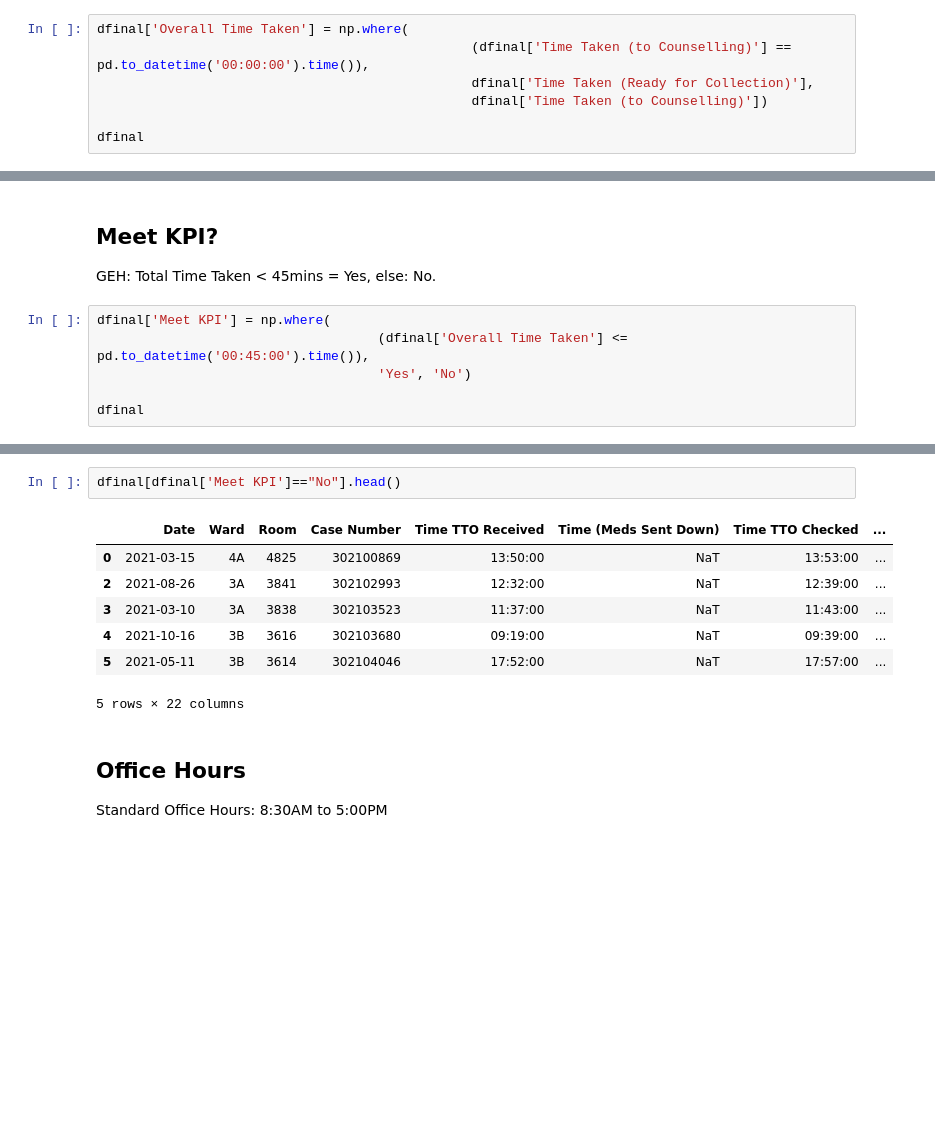
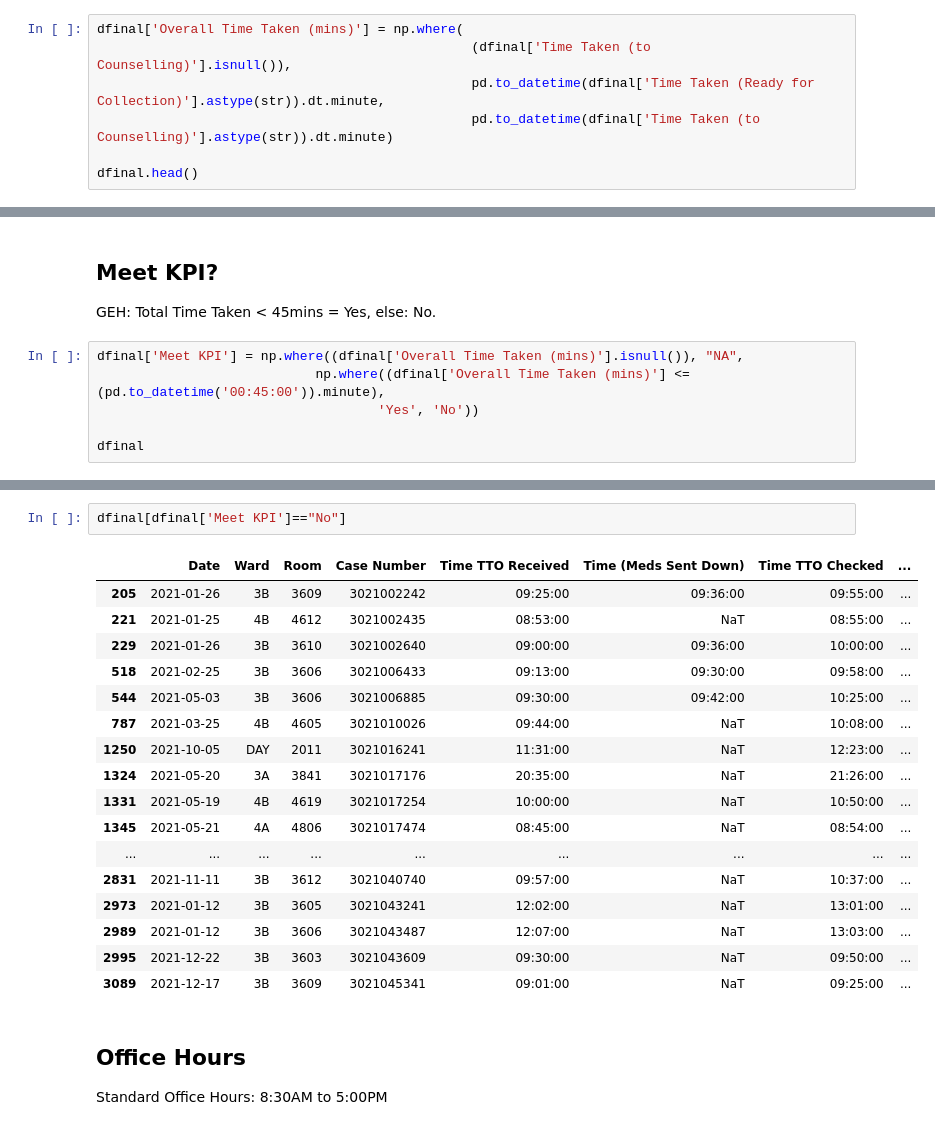
Before and after one commit to RoystonCXW/IS447---Smart-Healthcare, a Jupyter notebook: IS447/System/Data/Pharmacy Dept/Data Cleaning/PEH_Cleaning.ipynb, the cells around one changed output, grey strips where cells are left out. Saved outputs shown, nothing was run; the diff lists cells and outputs as text; blank space fills up the shorter version.

```diff
--- a/IS447/System/Data/Pharmacy Dept/Data Cleaning/PEH_Cleaning.ipynb
+++ b/IS447/System/Data/Pharmacy Dept/Data Cleaning/PEH_Cleaning.ipynb
@@ -471,12 +470,12 @@ See the caveats in the documentation: https://pandas.pydata.org/pandas-docs/stab
 # %% [markdown]
 ## Overall Time Taken
 # %%
-dfinal['Overall Time Taken'] = np.where(
-                                                (dfinal['Time Taken (to Counselling)'] == pd.to_datetime('00:00:00').time()),
-                                                dfinal['Time Taken (Ready for Collection)'],
-                                                dfinal['Time Taken (to Counselling)'])
+dfinal['Overall Time Taken (mins)'] = np.where(
+                                                (dfinal['Time Taken (to Counselling)'].isnull()),
+                                                pd.to_datetime(dfinal['Time Taken (Ready for Collection)'].astype(str)).dt.minute,
+                                                pd.to_datetime(dfinal['Time Taken (to Counselling)'].astype(str)).dt.minute)
 
-dfinal
+dfinal.head()
 # %% [output]
 A value is trying to be set on a copy of a slice from a DataFrame.
 Try using .loc[row_indexer,col_indexer] = value instead
@@ -565,9 +574,9 @@ See the caveats in the documentation: https://pandas.pydata.org/pandas-docs/stab
 
 GEH: Total Time Taken < 45mins = Yes, else: No.
 # %%
-dfinal['Meet KPI'] = np.where(
-                                    (dfinal['Overall Time Taken'] <= pd.to_datetime('00:45:00').time()),
-                                    'Yes', 'No')
+dfinal['Meet KPI'] = np.where((dfinal['Overall Time Taken (mins)'].isnull()), "NA",
+                            np.where((dfinal['Overall Time Taken (mins)'] <= (pd.to_datetime('00:45:00')).minute),
+                                    'Yes', 'No'))
 
 dfinal
 # %% [output]
@@ -592,13 +601,23 @@ See the caveats in the documentation: https://pandas.pydata.org/pandas-docs/stab
 # %%
-dfinal[dfinal['Meet KPI']=="No"].head()
+dfinal[dfinal['Meet KPI']=="No"]
 # %% [output]
 |  | Date | Ward | Room | Case Number | Time TTO Received | Time (Meds Sent Down) | Time TTO Checked | ... |
-| 0 | 2021-03-15 | 4A | 4825 | 302100869 | 13:50:00 | NaT | 13:53:00 | ... |
-| 2 | 2021-08-26 | 3A | 3841 | 302102993 | 12:32:00 | NaT | 12:39:00 | ... |
-| 3 | 2021-03-10 | 3A | 3838 | 302103523 | 11:37:00 | NaT | 11:43:00 | ... |
-| 4 | 2021-10-16 | 3B | 3616 | 302103680 | 09:19:00 | NaT | 09:39:00 | ... |
-| 5 | 2021-05-11 | 3B | 3614 | 302104046 | 17:52:00 | NaT | 17:57:00 | ... |
+| 205 | 2021-01-26 | 3B | 3609 | 3021002242 | 09:25:00 | 09:36:00 | 09:55:00 | ... |
+| 221 | 2021-01-25 | 4B | 4612 | 3021002435 | 08:53:00 | NaT | 08:55:00 | ... |
+| 229 | 2021-01-26 | 3B | 3610 | 3021002640 | 09:00:00 | 09:36:00 | 10:00:00 | ... |
+| 518 | 2021-02-25 | 3B | 3606 | 3021006433 | 09:13:00 | 09:30:00 | 09:58:00 | ... |
+| 544 | 2021-05-03 | 3B | 3606 | 3021006885 | 09:30:00 | 09:42:00 | 10:25:00 | ... |
+| 787 | 2021-03-25 | 4B | 4605 | 3021010026 | 09:44:00 | NaT | 10:08:00 | ... |
+| 1250 | 2021-10-05 | DAY | 2011 | 3021016241 | 11:31:00 | NaT | 12:23:00 | ... |
+| 1324 | 2021-05-20 | 3A | 3841 | 3021017176 | 20:35:00 | NaT | 21:26:00 | ... |
+| 1331 | 2021-05-19 | 4B | 4619 | 3021017254 | 10:00:00 | NaT | 10:50:00 | ... |
+| 1345 | 2021-05-21 | 4A | 4806 | 3021017474 | 08:45:00 | NaT | 08:54:00 | ... |
+| ... | ... | ... | ... | ... | ... | ... | ... | ... |
+| 2831 | 2021-11-11 | 3B | 3612 | 3021040740 | 09:57:00 | NaT | 10:37:00 | ... |
+| 2973 | 2021-01-12 | 3B | 3605 | 3021043241 | 12:02:00 | NaT | 13:01:00 | ... |
+| 2989 | 2021-01-12 | 3B | 3606 | 3021043487 | 12:07:00 | NaT | 13:03:00 | ... |
+| 2995 | 2021-12-22 | 3B | 3603 | 3021043609 | 09:30:00 | NaT | 09:50:00 | ... |
+| 3089 | 2021-12-17 | 3B | 3609 | 3021045341 | 09:01:00 | NaT | 09:25:00 | ... |
-5 rows × 22 columns
 # %% [markdown]
 ## Office Hours
 
```
Also changed, not shown: parts of 10 cells of this notebook, 1 other file.
